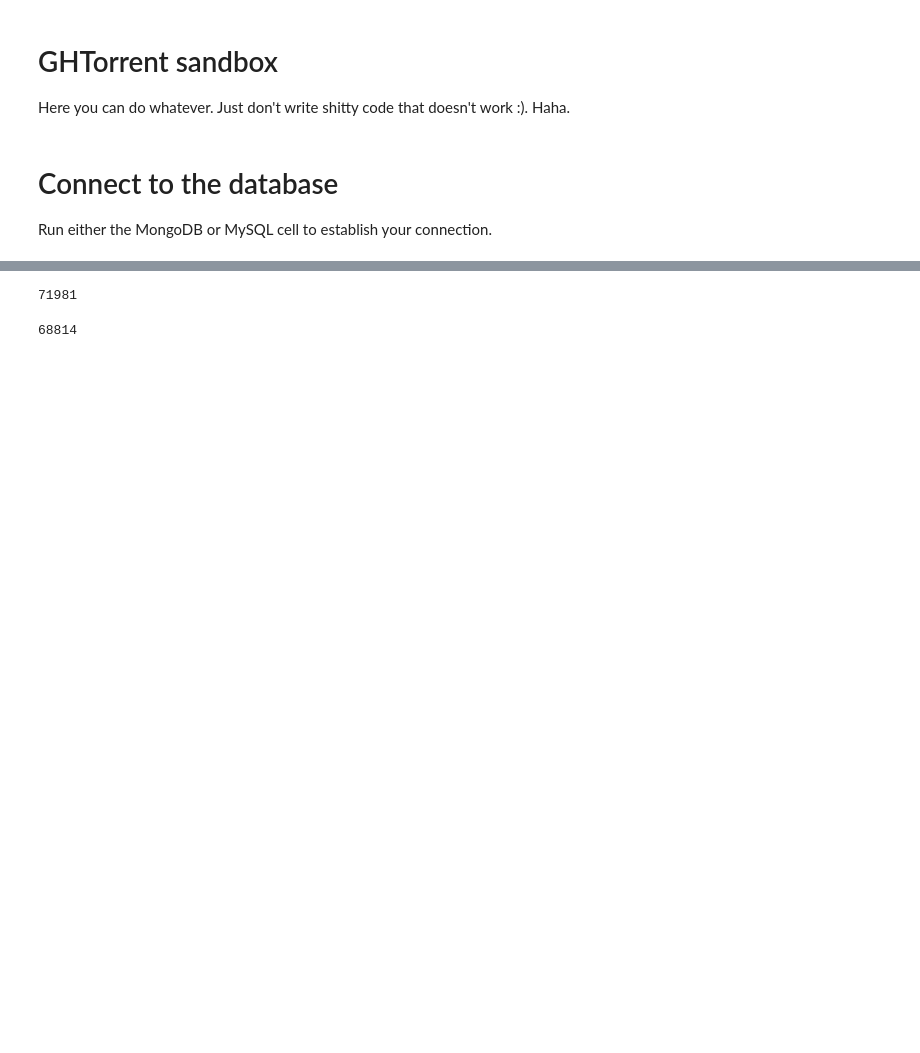
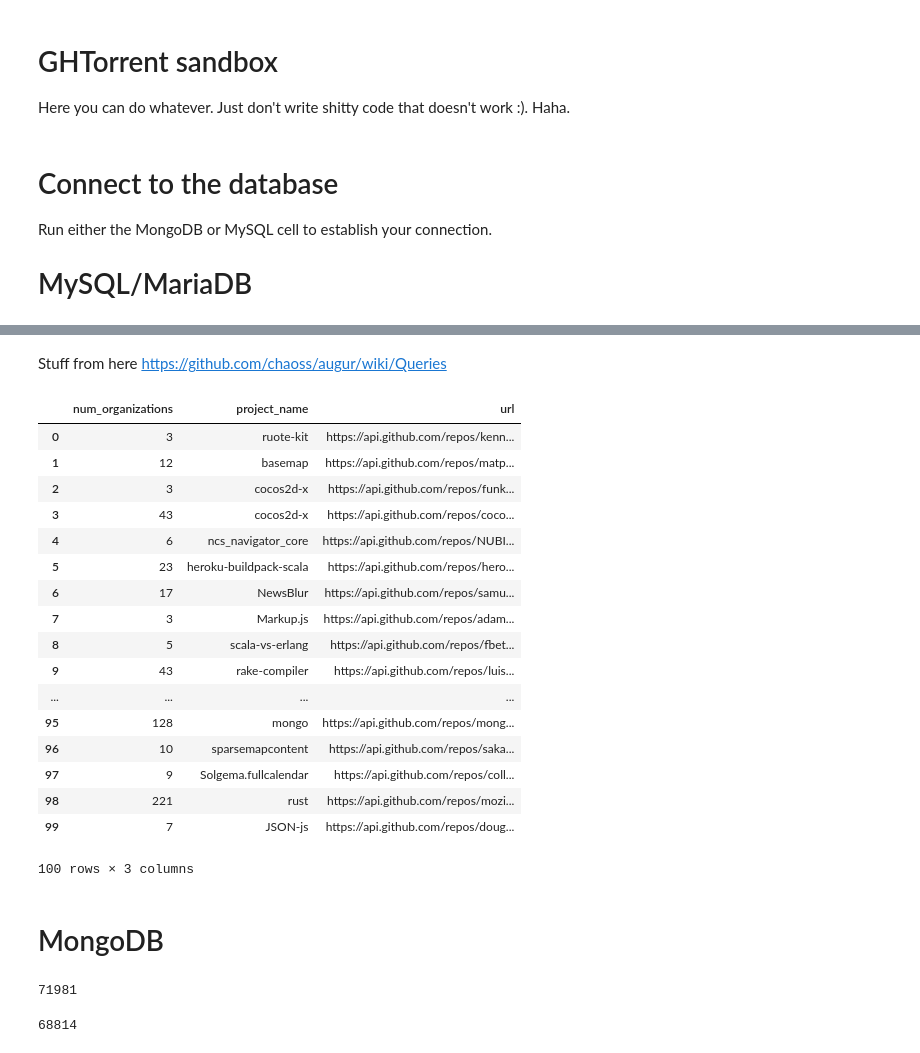
Before and after one commit to datascienceproject2019-codescoop/codescoop-models, a Jupyter notebook: notebooks/GHTorrent sandbox.ipynb, the cells around one changed output, grey strips where cells are left out. Cells and saved outputs as stored; diff of their text form; code cells hidden in the pictures; blank space fills up the shorter version.

```diff
--- a/notebooks/GHTorrent sandbox.ipynb
+++ b/notebooks/GHTorrent sandbox.ipynb
@@ -28,6 +37,8 @@ GITHUB_API_KEY=os.getenv('GITHUB_API_KEY')
 # Connect to the database
 
 Run either the MongoDB or MySQL cell to establish your connection.
+
+# MySQL/MariaDB
 # %%
 mcli = pymysql.connect(
     host=MYSQL_HOST,
@@ -52,6 +62,44 @@ df.tail(10)
 | 97 | 115 | https://api.github.com/repos/ocha... | 1023 | addon-sdk | The Add-on SDK repository. | Python | 2010-11-29 15:17:32 |  | 127.0 | ... |
 | 98 | 116 | https://api.github.com/repos/bran... | 1024 | utilphp | util.php is a collection of usefu... | PHP | 2012-07-25 01:11:26 |  | NaN | ... |
 | 99 | 117 | https://api.github.com/repos/open... | 1047 | landing-page | opensuse.org landing page | JavaScript | 2011-11-15 14:16:44 |  | NaN | ... |
+# %% [markdown]
+Stuff from here https://github.com/chaoss/augur/wiki/Queries
+# %%
+proj_member_commits = """
+SELECT count(distinct org_id) as num_organizations, projects.name as project_name, url
+FROM
+    organization_members
+    join users on organization_members.user_id = users.id
+    join pull_request_history on pull_request_history.actor_id = users.id
+    join pull_requests on pull_request_history.pull_request_id = pull_requests.id
+    join projects on pull_requests.base_repo_id = projects.id
+WHERE pull_request_history.action = 'opened'
+group by projects.id limit 100"""
+
+df = pd.read_sql_query(proj_member_commits,
+                       mcli)
+df.tail(100)
+# %% [output]
+|  | num_organizations | project_name | url |
+| 0 | 3 | ruote-kit | https://api.github.com/repos/kenn... |
+| 1 | 12 | basemap | https://api.github.com/repos/matp... |
+| 2 | 3 | cocos2d-x | https://api.github.com/repos/funk... |
+| 3 | 43 | cocos2d-x | https://api.github.com/repos/coco... |
+| 4 | 6 | ncs_navigator_core | https://api.github.com/repos/NUBI... |
+| 5 | 23 | heroku-buildpack-scala | https://api.github.com/repos/hero... |
+| 6 | 17 | NewsBlur | https://api.github.com/repos/samu... |
+| 7 | 3 | Markup.js | https://api.github.com/repos/adam... |
+| 8 | 5 | scala-vs-erlang | https://api.github.com/repos/fbet... |
+| 9 | 43 | rake-compiler | https://api.github.com/repos/luis... |
+| ... | ... | ... | ... |
+| 95 | 128 | mongo | https://api.github.com/repos/mong... |
+| 96 | 10 | sparsemapcontent | https://api.github.com/repos/saka... |
+| 97 | 9 | Solgema.fullcalendar | https://api.github.com/repos/coll... |
+| 98 | 221 | rust | https://api.github.com/repos/mozi... |
+| 99 | 7 | JSON-js | https://api.github.com/repos/doug... |
+100 rows × 3 columns
+# %% [markdown]
+# MongoDB
 # %%
 mongo_client = pymongo.MongoClient(MONGODB_URL)
 mdb = mongo_client.get_database()
```
Also changed, not shown: parts of 7 cells of this notebook, 2 other files.
